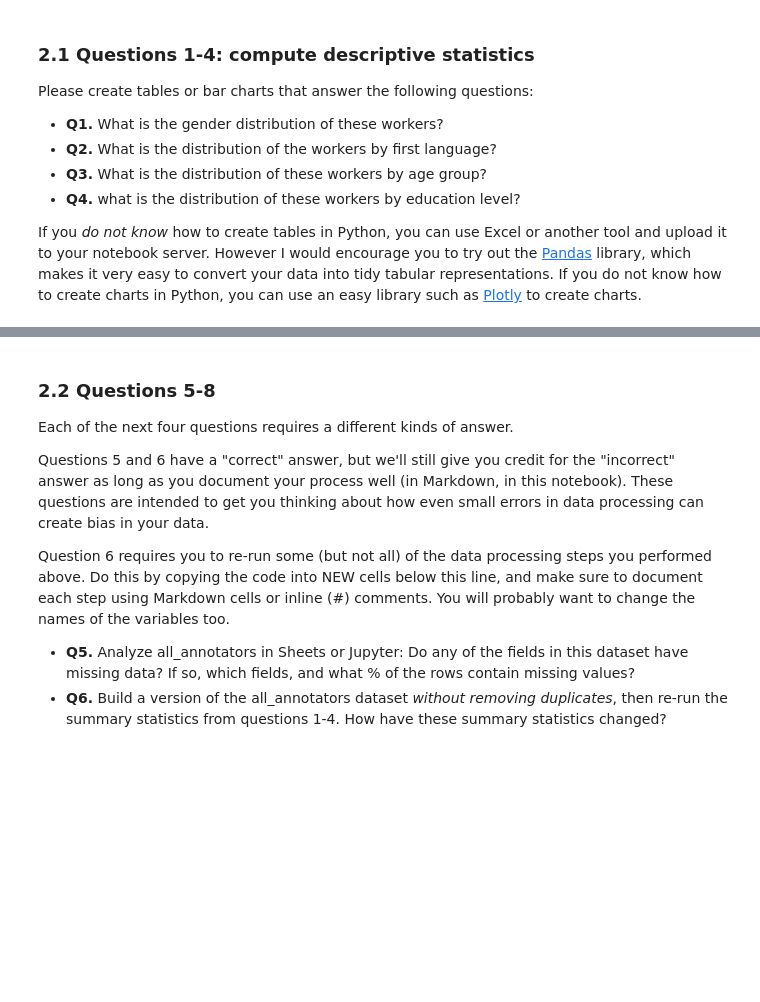
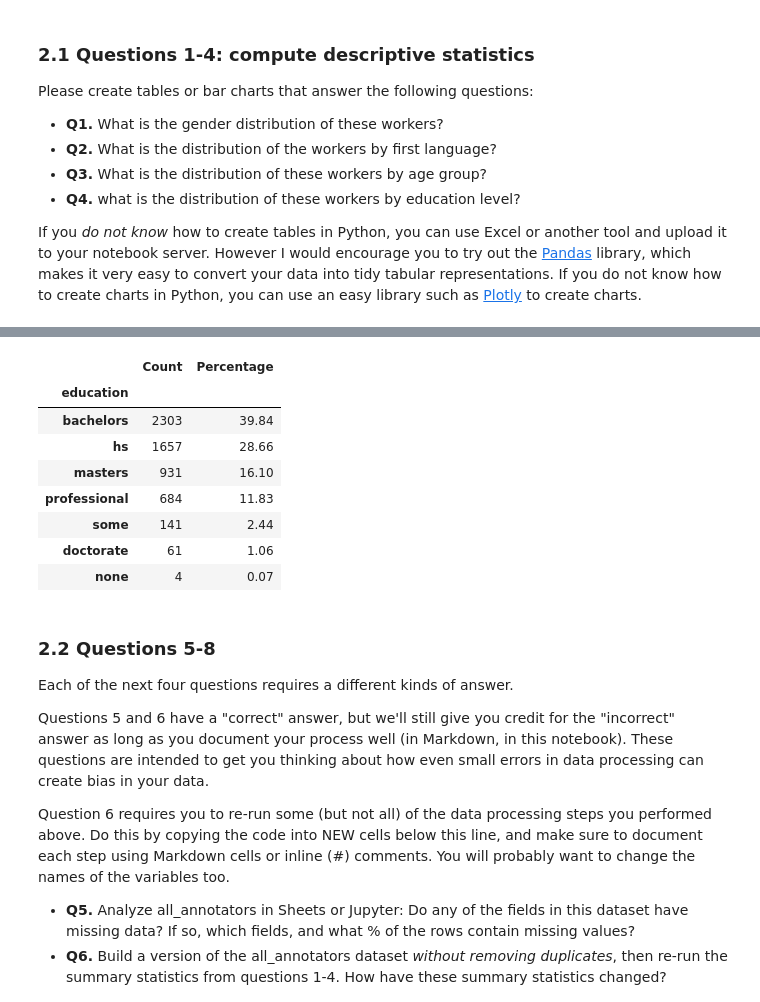
Before and after one commit to shayokita/hcde-410, a Jupyter notebook: A2/hcde410-a2.ipynb, the cells around one changed output, grey strips where cells are left out. Saved outputs shown, nothing was run; the diff lists cells and outputs as text; code cells hidden in the pictures; blank space fills up the shorter version.

```diff
--- a/A2/hcde410-a2.ipynb
+++ b/A2/hcde410-a2.ipynb
@@ -394,3 +500,23 @@ Use both Markdown and code-formatted cells.
+# %%
+##Q4
+education_counts = df["education"].fillna("Missing").replace("", "Missing").value_counts()
+
+education_table = pd.DataFrame({
+    "Count": education_counts,
+    "Percentage": (education_counts / len(df) * 100).round(2)
+})
+
+education_table
+# %% [output]
+|  | Count | Percentage |
+| education |  |  |
+| bachelors | 2303 | 39.84 |
+| hs | 1657 | 28.66 |
+| masters | 931 | 16.10 |
+| professional | 684 | 11.83 |
+| some | 141 | 2.44 |
+| doctorate | 61 | 1.06 |
+| none | 4 | 0.07 |
 # %% [markdown]
 ### 2.2 Questions 5-8
 
```
Also changed, not shown: parts of 10 cells of this notebook.
